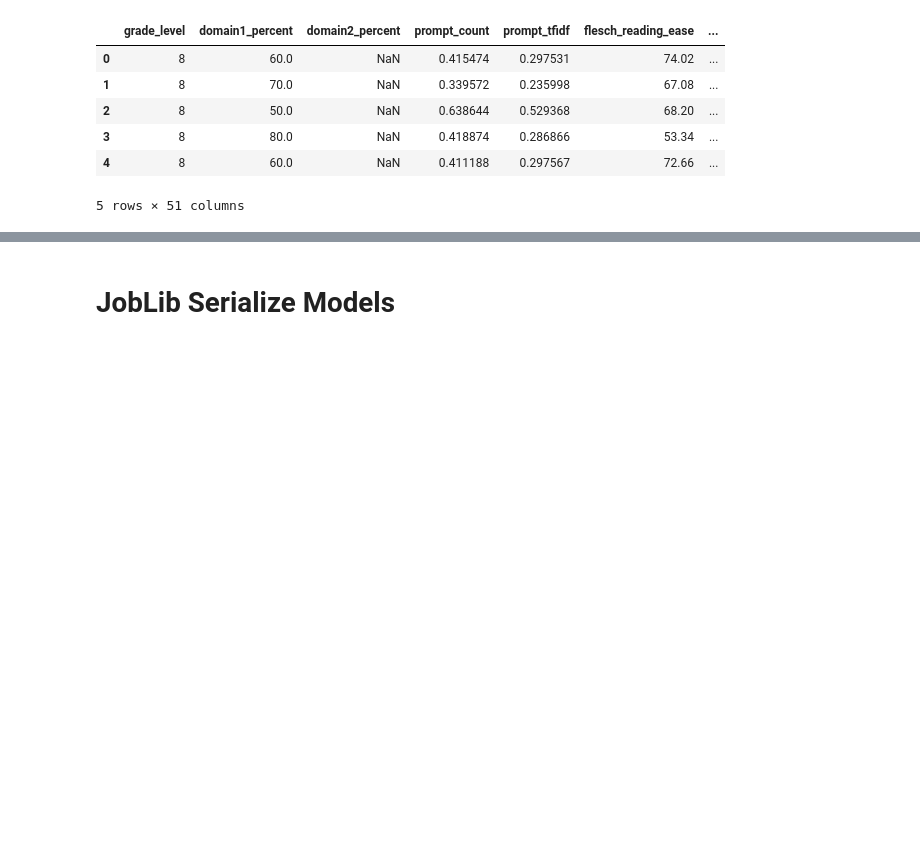
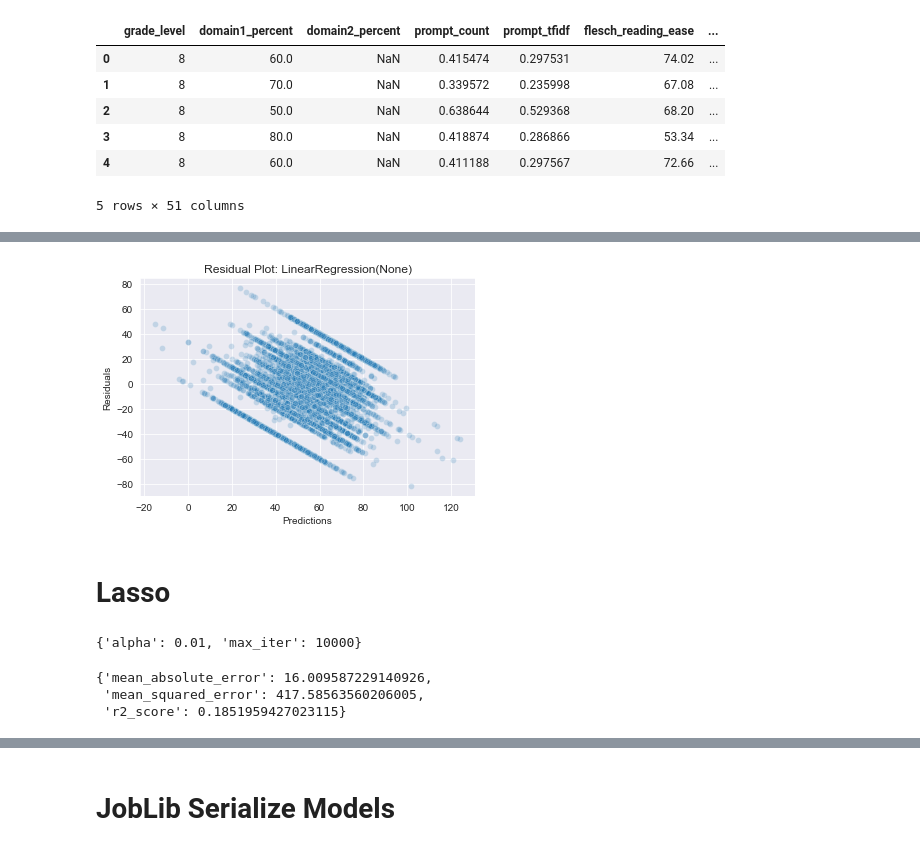
Before and after one commit to MattEding/EssayScorer, a Jupyter notebook: modeling.ipynb, the cells around one changed output, grey strips where cells are left out. Drawn from its saved outputs; the diff is of its cells as text; code cells hidden in the pictures; blank space fills up the shorter version.

Commit message:
modeling notebook

```diff
--- a/modeling.ipynb
+++ b/modeling.ipynb
@@ -77 +85,15 @@ valid_df.head()
 5 rows × 51 columns
+# %%
+X_train = train_df.drop(columns=['domain1_percent', 'domain2_percent'])
+y_train = train_df['domain1_percent']
+
+X_valid = valid_df.drop(columns=['domain1_percent', 'domain2_percent'])
+y_valid = valid_df['domain1_percent']
+# %%
+metrics = [mean_absolute_error, mean_squared_error, r2_score]
+grid_cv = functools.partial(model_util.grid_search_cv, X=X_train, y=y_train)
+score_est = functools.partial(model_util.score_estimator,
+                              metrics=metrics,
+                              X=X_train,
+                              y=y_train)
+plot_resid = functools.partial(model_util.plot_residuals, X=X_train, y=y_train)
@@ -77,0 +109,19 @@ valid_df.head()
+# %%
+plot_resid(linear_reg)
+# %% [output]
+[figure, added]
+# %% [markdown]
+# Lasso
+# %%
+param_grid = {'alpha': [10**i for i in range(-3, 4)], 'max_iter': [10_000]}
+lasso_best = grid_cv(Lasso(), param_grid)
+lasso_best
+# %% [output]
+{'alpha': 0.01, 'max_iter': 10000}
+# %%
+lasso = Lasso(**lasso_best)
+score_est(lasso)
+# %% [output]
+{'mean_absolute_error': 16.009587229140926,
+ 'mean_squared_error': 417.58563560206005,
+ 'r2_score': 0.1851959427023115}
```
Also changed, not shown: parts of 19 cells of this notebook, 1 other file.
